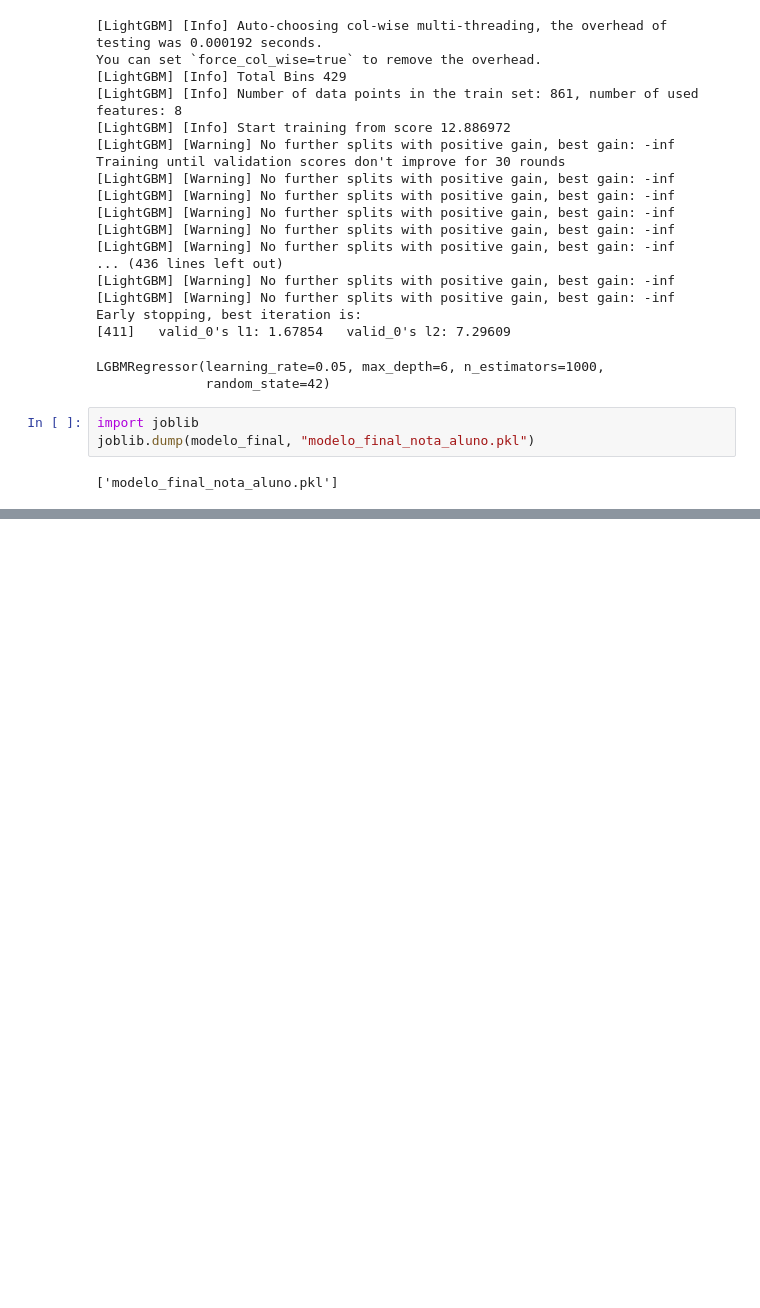
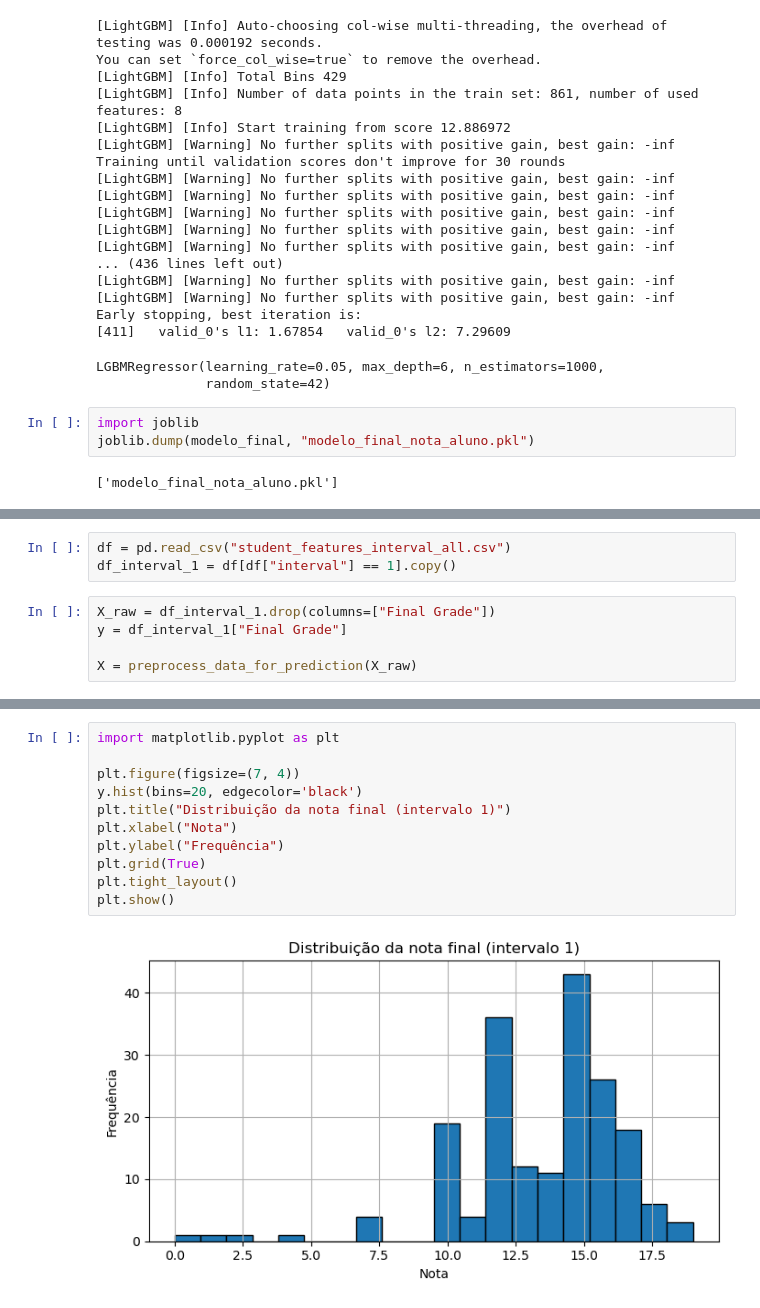
Before and after one commit to catarinafelixcr/teachersArch, a Jupyter notebook: Code/gitlabAPI_model_cat/modelo_v2.ipynb, the cells around one changed output, grey strips where cells are left out. Drawn from its saved outputs; the diff is of its cells as text; blank space fills up the shorter version.

Commit message:
intervalo 1 ta mais ou menos ok

```diff
--- a/Code/gitlabAPI_model_cat/modelo_v2.ipynb
+++ b/Code/gitlabAPI_model_cat/modelo_v2.ipynb
@@ -778,0 +817,8 @@ joblib.dump(modelo_final, "modelo_final_nota_aluno.pkl")
+# %%
+df = pd.read_csv("student_features_interval_all.csv")
+df_interval_1 = df[df["interval"] == 1].copy()
+# %%
+X_raw = df_interval_1.drop(columns=["Final Grade"])
+y = df_interval_1["Final Grade"]
+
+X = preprocess_data_for_prediction(X_raw)
@@ -778,0 +907,13 @@ joblib.dump(modelo_final, "modelo_final_nota_aluno.pkl")
+# %%
+import matplotlib.pyplot as plt
+
+plt.figure(figsize=(7, 4))
+y.hist(bins=20, edgecolor='black')
+plt.title("Distribuição da nota final (intervalo 1)")
+plt.xlabel("Nota")
+plt.ylabel("Frequência")
+plt.grid(True)
+plt.tight_layout()
+plt.show()
+# %% [output]
+[figure, added]
```
Also changed, not shown: parts of 25 cells of this notebook, 3 other files.
